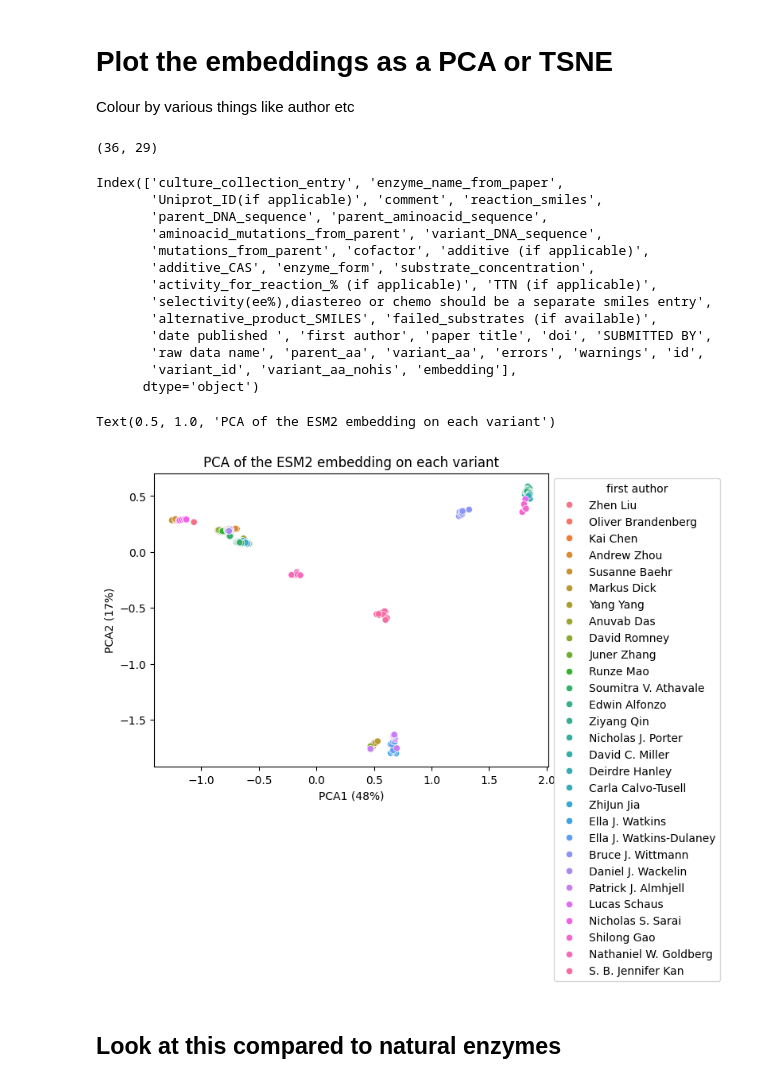
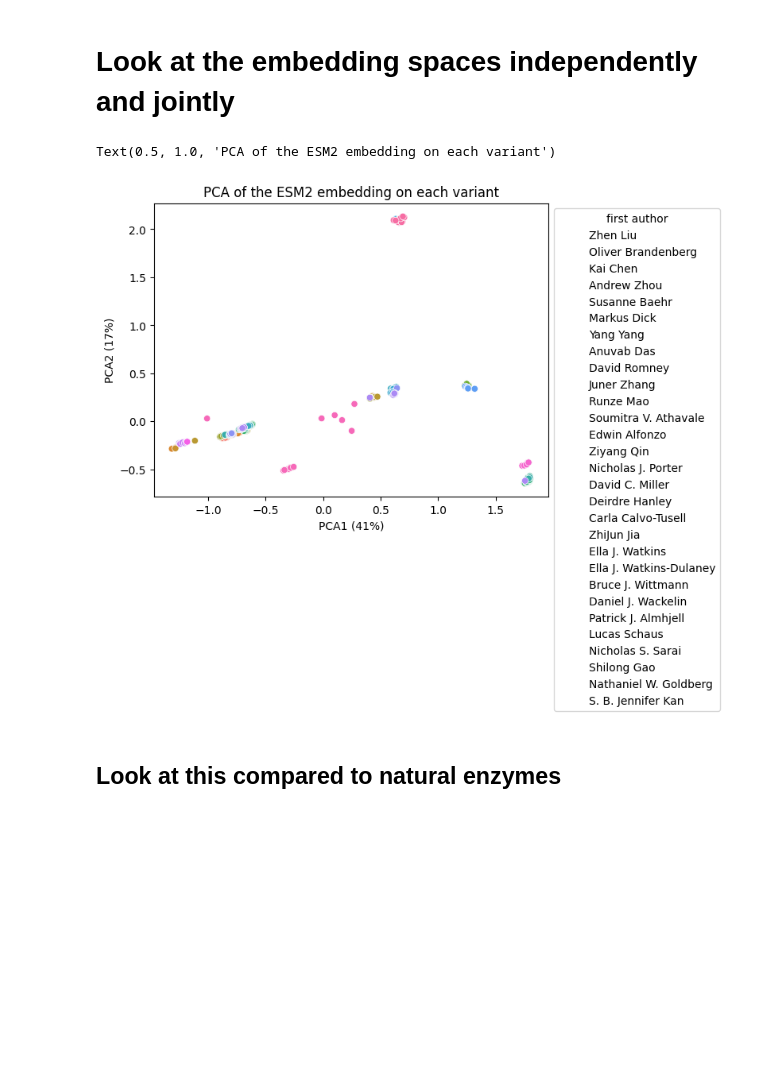
Before and after one commit to fhalab/EnzymeEngineeringDB, a Jupyter notebook: analysis/joint_analysis.ipynb, the cells around one changed output. Drawn from its saved outputs; the diff is of its cells as text; code cells hidden in the pictures; blank space fills up the shorter version.

Commit message:
Updated reactions

```diff
--- a/analysis/joint_analysis.ipynb
+++ b/analysis/joint_analysis.ipynb
@@ -282,48 +9,30 @@ Series([], Name: count, dtype: int64)
-# %% [markdown]
-# Plot the embeddings as a PCA or TSNE
-
-Colour by various things like author etc
-# %%
-len(embedding_df['paper title'].value_counts()), len(embedding_df['first author'].value_counts())
-# %% [output]
-(36, 29)
-# %%
-embedding_df.columns
-# %% [output]
-Index(['culture_collection_entry', 'enzyme_name_from_paper',
-       'Uniprot_ID(if applicable)', 'comment', 'reaction_smiles',
-       'parent_DNA_sequence', 'parent_aminoacid_sequence',
-       'aminoacid_mutations_from_parent', 'variant_DNA_sequence',
-       'mutations_from_parent', 'cofactor', 'additive (if applicable)',
-       'additive_CAS', 'enzyme_form', 'substrate_concentration',
-       'activity_for_reaction_% (if applicable)', 'TTN (if applicable)',
-       'selectivity(ee%),diastereo or chemo should be a separate smiles entry',
-       'alternative_product_SMILES', 'failed_substrates (if available)',
-       'date published ', 'first author', 'paper title', 'doi', 'SUBMITTED BY',
-       'raw data name', 'parent_aa', 'variant_aa', 'errors', 'warnings', 'id',
-       'variant_id', 'variant_aa_nohis', 'embedding'],
-      dtype='object')
+# %% [markdown]
+# Look at the embedding spaces independently and jointly
+# %%
+import pandas as pd
+import numpy as np
+from sklearn.decomposition import PCA
+import seaborn as sns
+import matplotlib.pyplot as plt
+
+protein_ded_df = pd.read_pickle('output/protein-evolution-database_V4_embedded_proteins.pkl')
+protein_natural_df = pd.read_pickle('output/uniprotkb_reviewed_true_2025_17_02_ESM_3B_complete.pkl')
 # %%
-import numpy as np
-from sklearn.decomposition import PCA
-import seaborn as sns
-import matplotlib.pyplot as plt
-
 pca = PCA(n_components=2)
-X = np.array([x for x in embedding_df['embedding'].values]).reshape((len(embedding_df), 2560))
+X = np.array([x for x in protein_ded_df['embedding'].values])
 
 pca_values = pca.fit_transform(X)
-embedding_df['PCA1'] = pca_values[:, 0]
-embedding_df['PCA2'] = pca_values[:, 1]
+protein_ded_df['PCA1'] = pca_values[:, 0]
+protein_ded_df['PCA2'] = pca_values[:, 1]
 
-ax = sns.scatterplot(embedding_df, x='PCA1', y='PCA2', hue='first author')
+ax = sns.scatterplot(protein_ded_df, x='PCA1', y='PCA2', hue='first author')
 sns.move_legend(ax, "upper left", bbox_to_anchor=(1, 1))
 plt.xlabel(f'PCA1 ({int(pca.explained_variance_ratio_[0]*100)}%)')
 plt.ylabel(f'PCA2 ({int(pca.explained_variance_ratio_[1]*100)}%)')
 plt.title('PCA of the ESM2 embedding on each variant')
 # %% [output]
 Text(0.5, 1.0, 'PCA of the ESM2 embedding on each variant')
-[figure, old version]
+[figure, new version]
 # %% [markdown]
 ## Look at this compared to natural enzymes
 # %%
```
Also changed, not shown: parts of 29 cells of this notebook, 1 other file.
